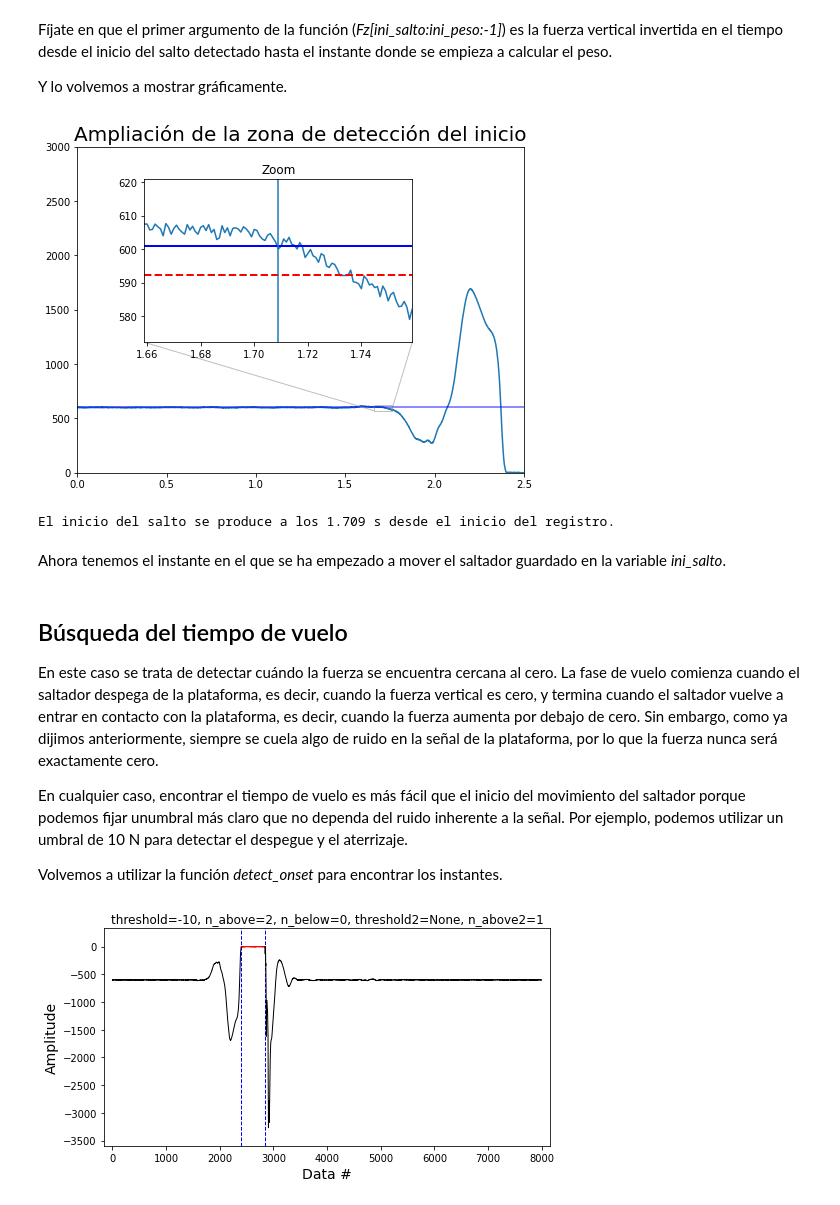
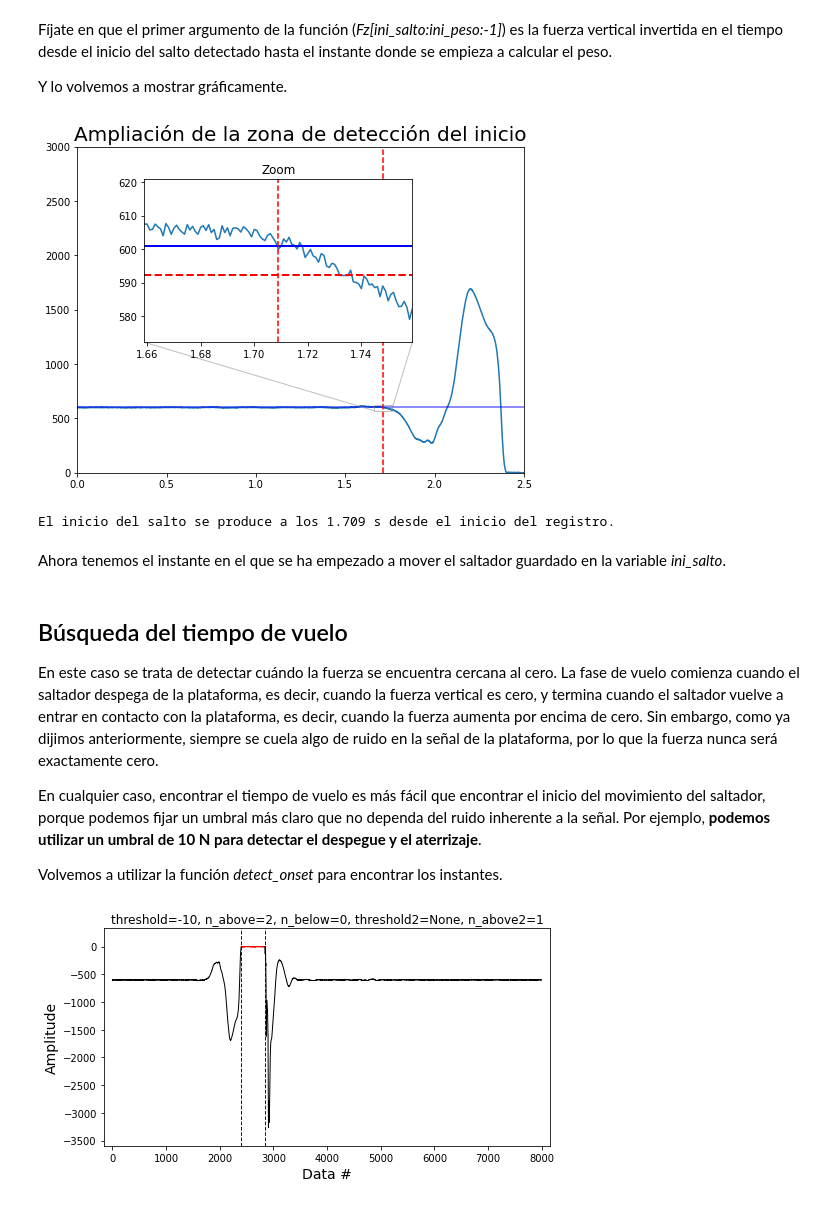
Before and after one commit to joselvira/BiomecanicaPython, a Jupyter notebook: Notebooks/Analisis_salto_vertical_Fuerzas.ipynb, the cells around one changed output. Saved outputs shown, nothing was run; the diff lists cells and outputs as text; code cells hidden in the pictures.

```diff
--- a/Notebooks/Analisis_salto_vertical_Fuerzas.ipynb
+++ b/Notebooks/Analisis_salto_vertical_Fuerzas.ipynb
@@ -267,42 +270,43 @@ Y lo volvemos a mostrar gráficamente.
 # %%
 fig, ax = plt.subplots(figsize=(8,6))
 # gráfica grande
 ax.plot(t, Fz)
 ax.axhline(peso, color='b', alpha=0.6)
+ax.axvline(ini_salto/frec, c='r', ls='--')
 
 #Ajusta límites de la gráfica grande
 ax.set(xlim=(0.0, 2500/frec), ylim=(0, 3000))
 
 #Ubica la gráfica ampliada dentro de la figura grande
 ax_zoom = ax.inset_axes([0.15, 0.4, 0.60, 0.50]) #se pasa por orden la posición x, y, ancho y alto
 
 #crea la gráfica pequeña
 ax_zoom.plot(t, Fz)
 ax_zoom.axhline(umbral_ini, color='r', linestyle='--', lw=2)
 ax_zoom.axhline(peso, color='b', lw=2)
-ax_zoom.axvline(ini_salto/frec)
+ax_zoom.axvline(ini_salto/frec, c='r', ls='--')
 
 ax_zoom.set(title='Zoom', xlim=((ini_salto-50)/frec, (ini_salto+50)/frec), ylim=(umbral_ini-20, peso+20))# , xticks=[-1,0,1], yticks = [-0.01, 0, 0.01, 0.02])
 
 ax.set_title('Ampliación de la zona de detección del inicio', fontsize=20)
 
 #Indica automáticamente la región ampliada encuadrándola y haciendo el efecto de zoom
 ax.indicate_inset_zoom(ax_zoom)
 
 plt.show()
 
 print('El inicio del salto se produce a los {:.3f} s desde el inicio del registro.'.format(ini_salto/frec))
 # %% [output]
-[figure, old version]
+[figure, new version]
 El inicio del salto se produce a los 1.709 s desde el inicio del registro.
 # %% [markdown]
 Ahora tenemos el instante en el que se ha empezado a mover el saltador guardado en la variable *ini_salto*.
 # %% [markdown]
 ## Búsqueda del tiempo de vuelo
 
-En este caso se trata de detectar cuándo la fuerza se encuentra cercana al cero. La fase de vuelo comienza cuando el saltador despega de la plataforma, es decir, cuando la fuerza vertical es cero, y termina cuando el saltador vuelve a entrar en contacto con la plataforma, es decir, cuando la fuerza aumenta por debajo de cero. Sin embargo, como ya dijimos anteriormente, siempre se cuela algo de ruido en la señal de la plataforma, por lo que la fuerza nunca será exactamente cero.
+En este caso se trata de detectar cuándo la fuerza se encuentra cercana al cero. La fase de vuelo comienza cuando el saltador despega de la plataforma, es decir, cuando la fuerza vertical es cero, y termina cuando el saltador vuelve a entrar en contacto con la plataforma, es decir, cuando la fuerza aumenta por encima de cero. Sin embargo, como ya dijimos anteriormente, siempre se cuela algo de ruido en la señal de la plataforma, por lo que la fuerza nunca será exactamente cero.
 
-En cualquier caso, encontrar el tiempo de vuelo es más fácil que el inicio del movimiento del saltador porque podemos fijar unumbral más claro que no dependa del ruido inherente a la señal. Por ejemplo, podemos utilizar un umbral de 10 N para detectar el despegue y el aterrizaje.
+En cualquier caso, encontrar el tiempo de vuelo es más fácil que encontrar el inicio del movimiento del saltador, porque podemos fijar un umbral más claro que no dependa del ruido inherente a la señal. Por ejemplo, **podemos utilizar un umbral de 10 N para detectar el despegue y el aterrizaje**.
 
 Volvemos a utilizar la función *detect_onset* para encontrar los instantes.
 # %%
```
Also changed, not shown: parts of 18 cells of this notebook.
